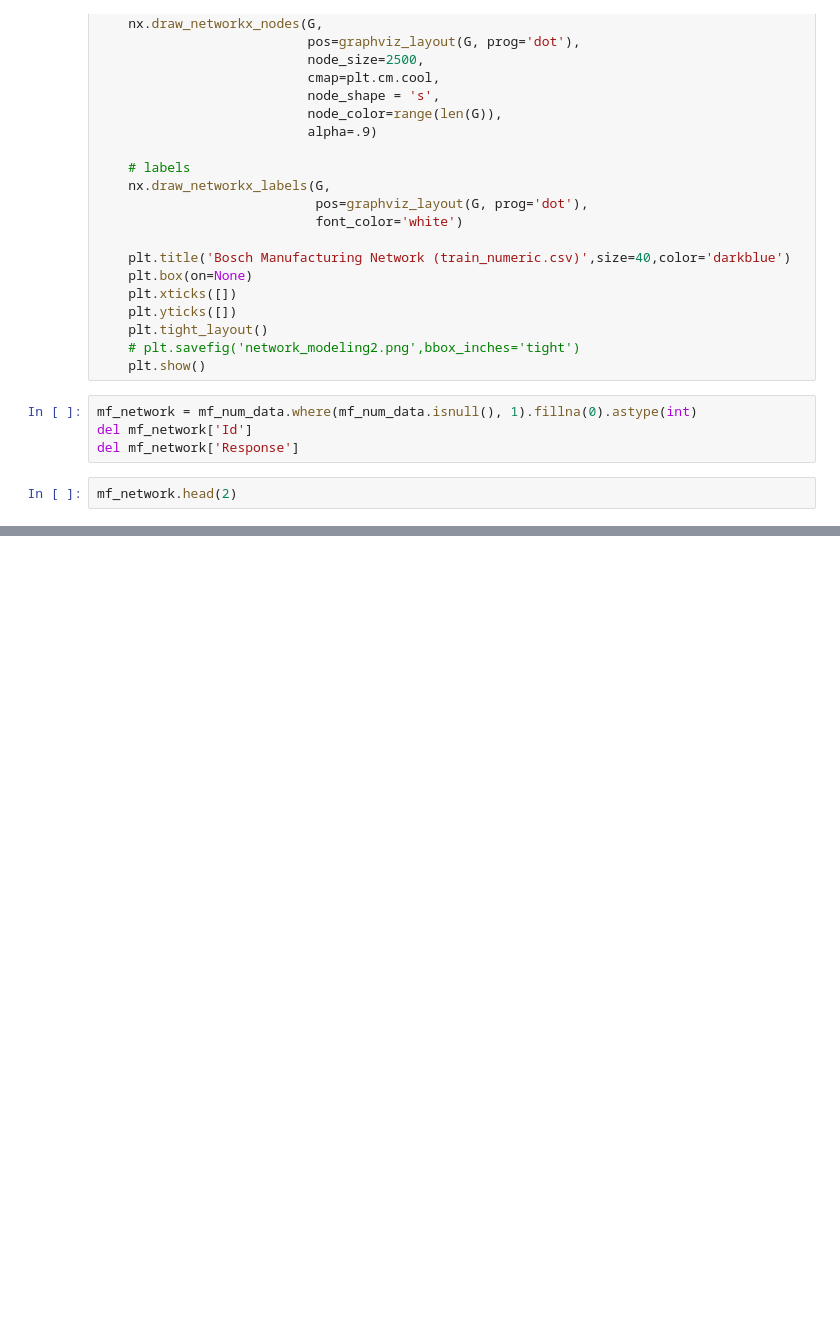
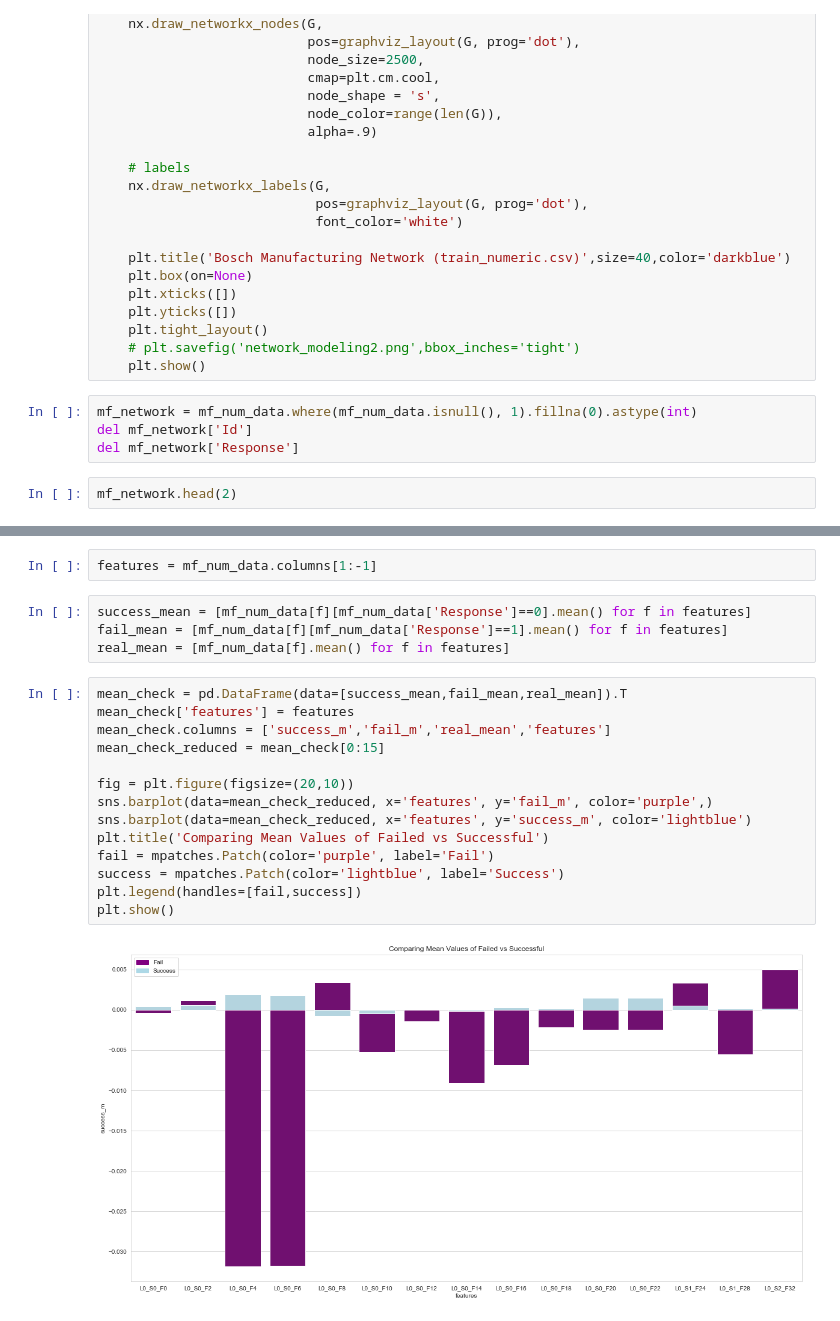
Before and after one commit to kimrharper/data_science_nltk, a Jupyter notebook: manufacturing/mf_exploratory.ipynb, the cells around one changed output, grey strips where cells are left out. Drawn from its saved outputs; the diff is of its cells as text; blank space fills up the shorter version.

```diff
--- a/manufacturing/mf_exploratory.ipynb
+++ b/manufacturing/mf_exploratory.ipynb
@@ -247,0 +275,22 @@ mf_network.head(2)
+# %%
+features = mf_num_data.columns[1:-1]
+# %%
+success_mean = [mf_num_data[f][mf_num_data['Response']==0].mean() for f in features]
+fail_mean = [mf_num_data[f][mf_num_data['Response']==1].mean() for f in features]
+real_mean = [mf_num_data[f].mean() for f in features]
+# %%
+mean_check = pd.DataFrame(data=[success_mean,fail_mean,real_mean]).T
+mean_check['features'] = features
+mean_check.columns = ['success_m','fail_m','real_mean','features']
+mean_check_reduced = mean_check[0:15]
+
+fig = plt.figure(figsize=(20,10))
+sns.barplot(data=mean_check_reduced, x='features', y='fail_m', color='purple',)
+sns.barplot(data=mean_check_reduced, x='features', y='success_m', color='lightblue')
+plt.title('Comparing Mean Values of Failed vs Successful')
+fail = mpatches.Patch(color='purple', label='Fail')
+success = mpatches.Patch(color='lightblue', label='Success')
+plt.legend(handles=[fail,success])
+plt.show()
+# %% [output]
+[figure, added]
```
Also changed, not shown: parts of 6 cells of this notebook, 6 other files.
